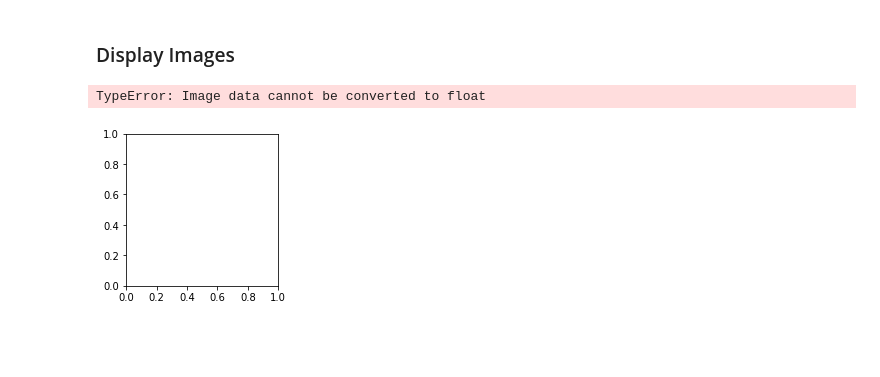
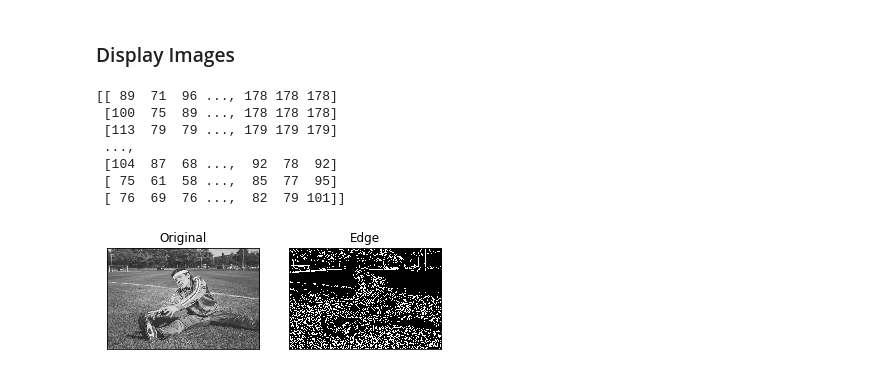
Before and after one commit to cldelahan/TGS-Salt, a Jupyter notebook: openCVtest.ipynb, the cells around one changed output. Saved outputs shown, nothing was run; the diff lists cells and outputs as text; code cells hidden in the pictures; blank space fills up the shorter version.

```diff
--- a/openCVtest.ipynb
+++ b/openCVtest.ipynb
@@ -5,17 +6,33 @@ from matplotlib import pyplot as plt
 # %% [markdown]
 ### Load Image and Do Edge Stuff
 # %%
-img = cv2.imread('test.jpg',0)
+img = cv2.imread('./images/test.jpg',0)
 edges = cv2.Canny(img, 100,200)
 # %% [markdown]
 ### Display Images
+# %%
+print(img)
+# %% [output]
+[[ 89  71  96 ..., 178 178 178]
+ [100  75  89 ..., 178 178 178]
+ [113  79  79 ..., 179 179 179]
+ ...,
+ [104  87  68 ...,  92  78  92]
+ [ 75  61  58 ...,  85  77  95]
+ [ 76  69  76 ...,  82  79 101]]
 # %%
-plt.subplot(121),plt.imshow(img, cmap = 'gray')
-plt.title('Original'), plt.xticks([]), plt.yticks([])
-plt.subplot(122),plt.imshow(edges, cmap = 'gray')
-plt.title('Edge'), plt.xticks([]), plt.yticks([])
+plt.subplot(121),
+plt.imshow(img, cmap = 'gray')
+plt.title('Original')
+plt.xticks([])
+plt.yticks([])
+
+plt.subplot(122)
+plt.imshow(edges, cmap = 'gray')
+plt.title('Edge')
+plt.xticks([])
+plt.yticks([])
 
 plt.show()
 # %% [output]
-TypeError: Image data cannot be converted to float
-[figure, old version]
+[figure, new version]
```
Also changed, not shown: parts of 1 cell of this notebook, 1 other file.
